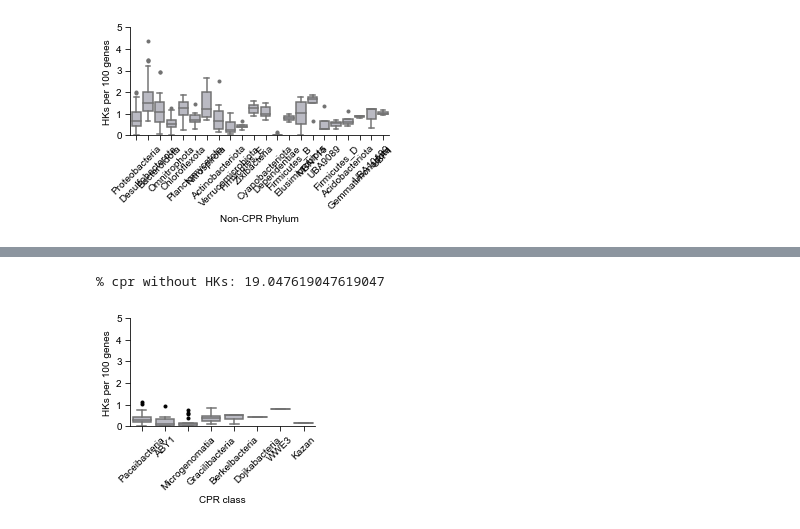
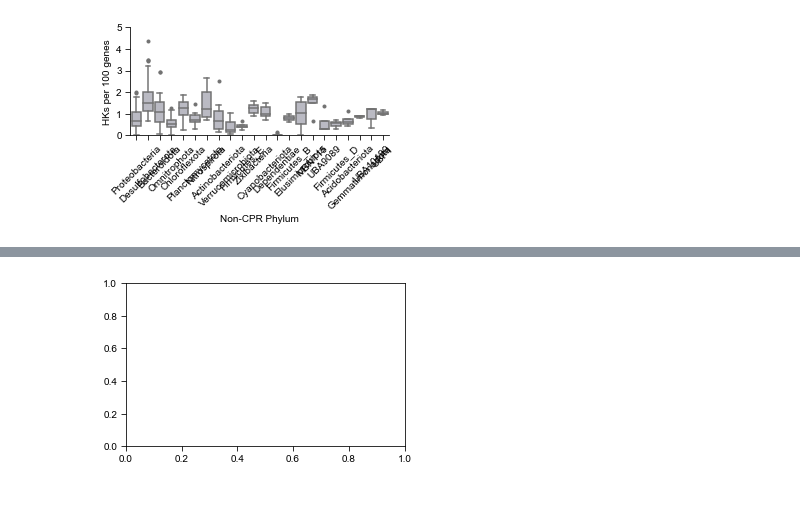
Before and after one commit to annelisegoldman/DeMMOworkflow, a Jupyter notebook: plotting scripts/022522_fig3.ipynb, the cells around one changed output, grey strips where cells are left out. Saved outputs shown, nothing was run; the diff lists cells and outputs as text; code cells hidden in the pictures; blank space fills up the shorter version.

```diff
--- a/plotting scripts/022522_fig3.ipynb
+++ b/plotting scripts/022522_fig3.ipynb
@@ -173,3 +195,15 @@ fileoutb = 'bacteria_boxplot.svg'
 #pp.savefig(fileoutb, bbox_inches="tight")
 # %% [output]
 [figure]
+# %%
+figC = pp.figure(figsize=(figWidth, figHeight))
+ax_HK4 = pp.subplot(1,1,1)
+
+cpr = df1[df1["type"] =="cpr"].dropna()
+cpr_list = list(set(cpr["class"]))
+
+cpr_perc = cpr["class"].value_counts(normalize = True)
+
+cpr_stats = calculate_metrics(cpr_list,cpr,"class")
+cpr_stats
+# %% [output]
@@ -176,11 +219,5 @@ fileoutb = 'bacteria_boxplot.svg'
+[figure, added]
 # %%
-figC = pp.figure(figsize=(figWidth, figHeight))
-ax_HK4 = pp.subplot(1,1,1)
-
-cpr = df1[df1["type"] =="cpr"]
-
-cpr_perc = cpr["class"].value_counts(normalize = True)
-
 # make the CPR class plot
 # color = ['#b9b9c4', '#b9b9c4', '#b9b9c4', '#b9b9c4', '#b9b9c4', '#b9b9c4', '#b9b9c4', '#b9b9c4']
 
@@ -214,6 +251,3 @@ cpr_no_HKs = len(cpr[cpr["HK_count"]==0])
 all_cpr = 105
 cpr_perc_no_HKs = (cpr_no_HKs/all_cpr)*100
 print('% cpr without HKs:',cpr_perc_no_HKs)
-# %% [output]
-% cpr without HKs: 19.047619047619047
-[figure, removed]
```
Also changed, not shown: parts of 6 cells of this notebook.
